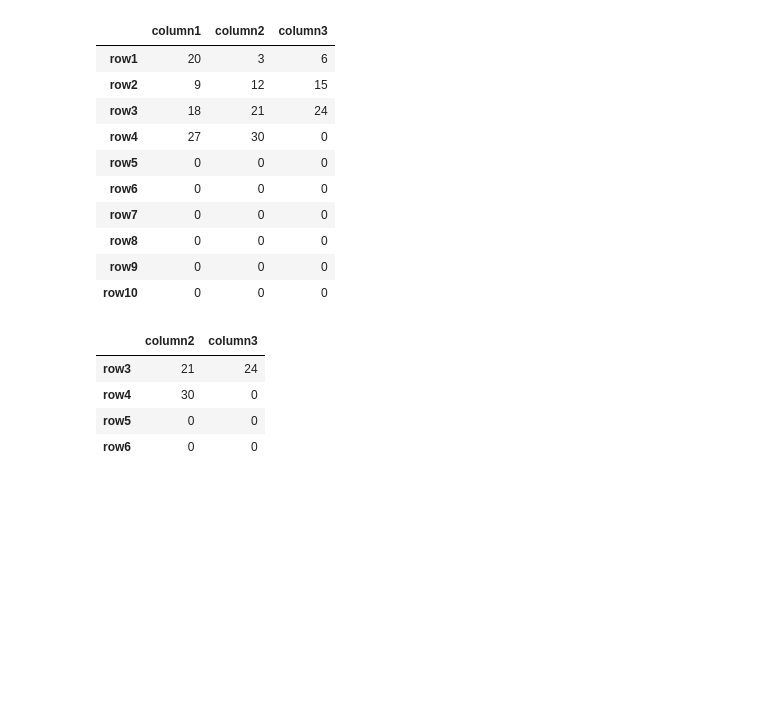
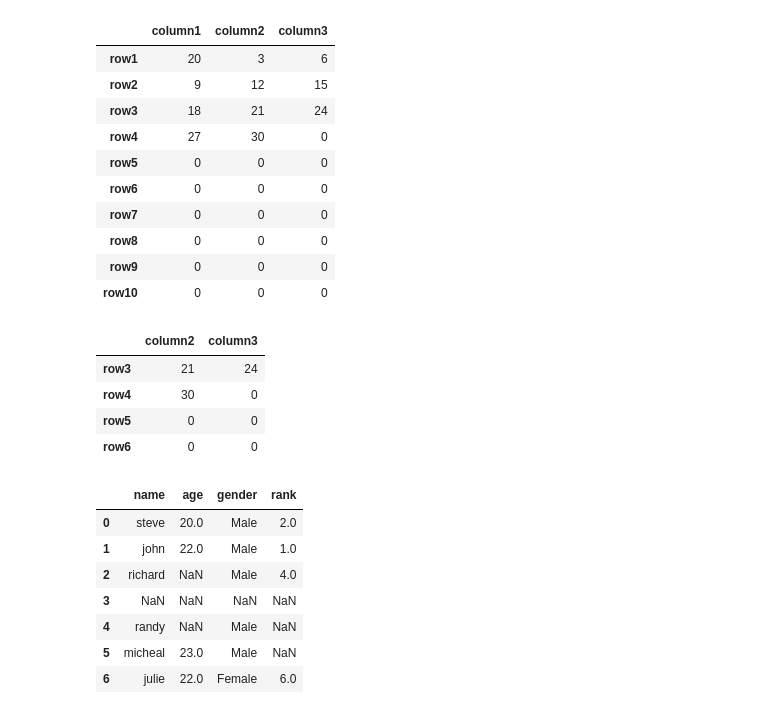
Before and after one commit to venkat56vanaparthi/data_science, a Jupyter notebook: numpy_pandas.ipynb, the cells around one changed output. Cells and saved outputs as stored; diff of their text form; code cells hidden in the pictures; blank space fills up the shorter version.

Commit message:
missing values

```diff
--- a/numpy_pandas.ipynb
+++ b/numpy_pandas.ipynb
@@ -115,3 +115,24 @@ number_df.iloc[2:6, 1:3]
 | row6 | 0 | 0 |
 # %%
 #Missing values
+#filling missing values using fillna(), replace() and interpolate()
+
+data = {'name':['steve', 'john', 'richard', 'sarah', 'randy', 'micheal', 'julie'],
+        'age':[20, 22, 20, 21, 24, 23, 22],
+        'gender':['Male', 'Male', 'Male', 'Female', 'Male', 'Male', 'Female'],
+        'rank':[2, 1, 4, 5, 3, 7, 6]}
+ranking_df = DataFrame(data)
+ranking_df.iloc[2:5, 1] = np.nan
+ranking_df.iloc[3:6, 3] = np.nan
+ranking_df.iloc[3, :] = np.nan
+
+ranking_df
+# %% [output]
+|  | name | age | gender | rank |
+| 0 | steve | 20.0 | Male | 2.0 |
+| 1 | john | 22.0 | Male | 1.0 |
+| 2 | richard | NaN | Male | 4.0 |
+| 3 | NaN | NaN | NaN | NaN |
+| 4 | randy | NaN | Male | NaN |
+| 5 | micheal | 23.0 | Male | NaN |
+| 6 | julie | 22.0 | Female | 6.0 |
```
Also changed, not shown: parts of 11 cells of this notebook.
